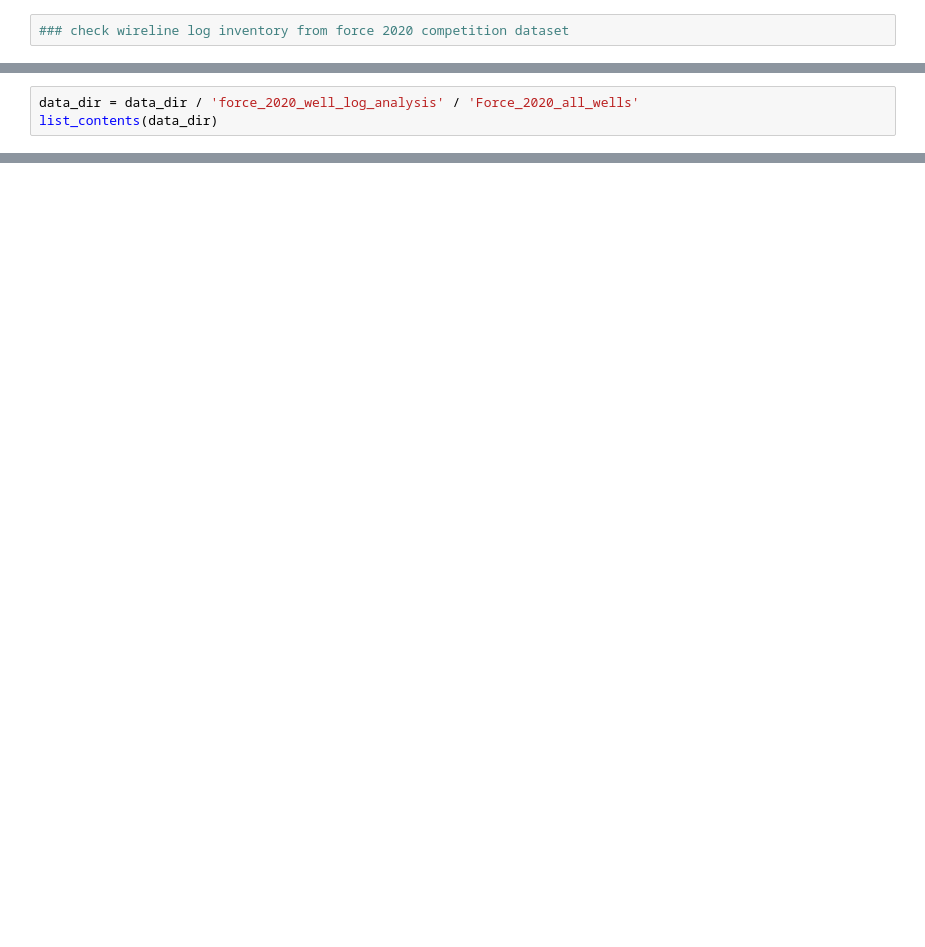
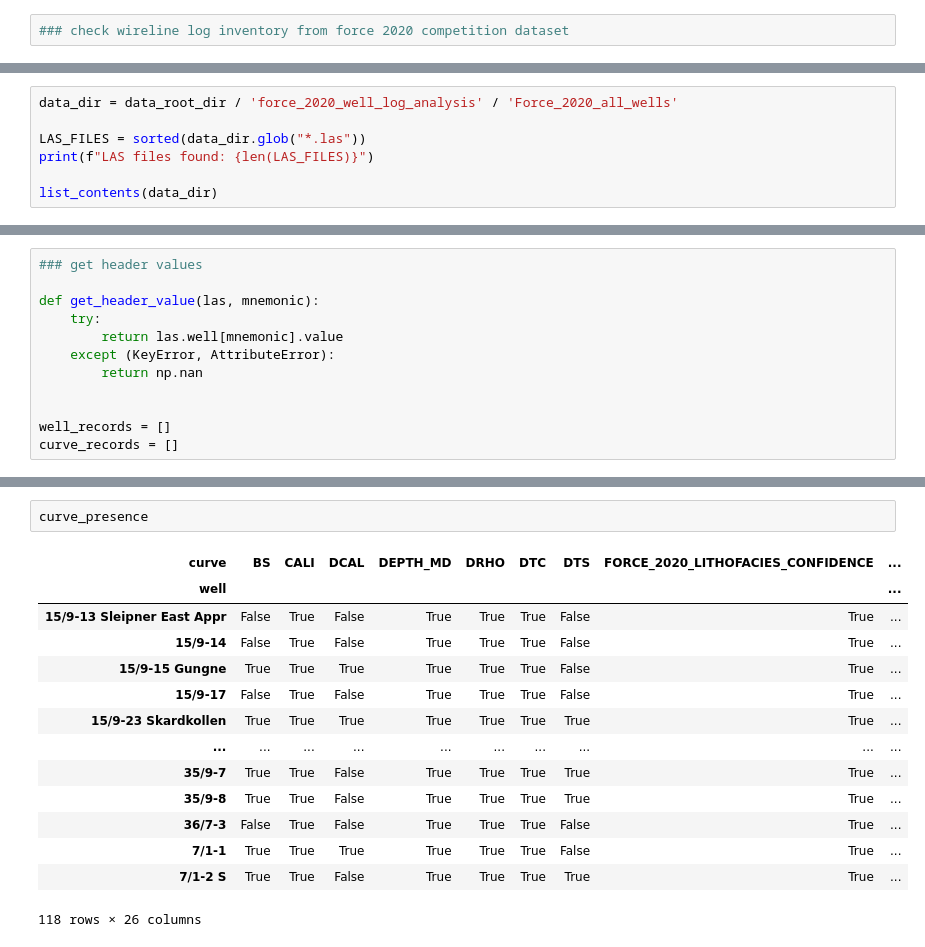
Before and after one commit to leraos/force_2020_well_log_analysis, a Jupyter notebook: notebooks/01_data_inventory.ipynb, the cells around one changed output, grey strips where cells are left out. Saved outputs shown, nothing was run; the diff lists cells and outputs as text; blank space fills up the shorter version.

```diff
--- a/notebooks/01_data_inventory.ipynb
+++ b/notebooks/01_data_inventory.ipynb
@@ -23,6 +29,10 @@ ELEMENTS IN /force_2020_well_log_analysis/:
 ELEMENTS IN /data/:
 ['.DS_Store', 'force_2020_well_log_analysis']
 # %%
-data_dir = data_dir / 'force_2020_well_log_analysis' / 'Force_2020_all_wells'
+data_dir = data_root_dir / 'force_2020_well_log_analysis' / 'Force_2020_all_wells'
+
+LAS_FILES = sorted(data_dir.glob("*.las"))
+print(f"LAS files found: {len(LAS_FILES)}")
+
 list_contents(data_dir)
 # %% [output]
@@ -30,0 +78,12 @@ ELEMENTS IN /Force_2020_all_wells/:
+# %%
+### get header values
+
+def get_header_value(las, mnemonic):
+    try:
+        return las.well[mnemonic].value
+    except (KeyError, AttributeError):
+        return np.nan
+
+
+well_records = []
+curve_records = []
@@ -30,0 +237,17 @@ ELEMENTS IN /Force_2020_all_wells/:
+# %%
+curve_presence
+# %% [output]
+| curve | BS | CALI | DCAL | DEPTH_MD | DRHO | DTC | DTS | FORCE_2020_LITHOFACIES_CONFIDENCE | ... |
+| well |  |  |  |  |  |  |  |  | ... |
+| 15/9-13 Sleipner East Appr | False | True | False | True | True | True | False | True | ... |
+| 15/9-14 | False | True | False | True | True | True | False | True | ... |
+| 15/9-15 Gungne | True | True | True | True | True | True | False | True | ... |
+| 15/9-17 | False | True | False | True | True | True | False | True | ... |
+| 15/9-23 Skardkollen | True | True | True | True | True | True | True | True | ... |
+| ... | ... | ... | ... | ... | ... | ... | ... | ... | ... |
+| 35/9-7 | True | True | False | True | True | True | True | True | ... |
+| 35/9-8 | True | True | False | True | True | True | True | True | ... |
+| 36/7-3 | False | True | False | True | True | True | False | True | ... |
+| 7/1-1 | True | True | True | True | True | True | False | True | ... |
+| 7/1-2 S | True | True | False | True | True | True | True | True | ... |
+118 rows × 26 columns
```
Also changed, not shown: parts of 11 cells of this notebook.
